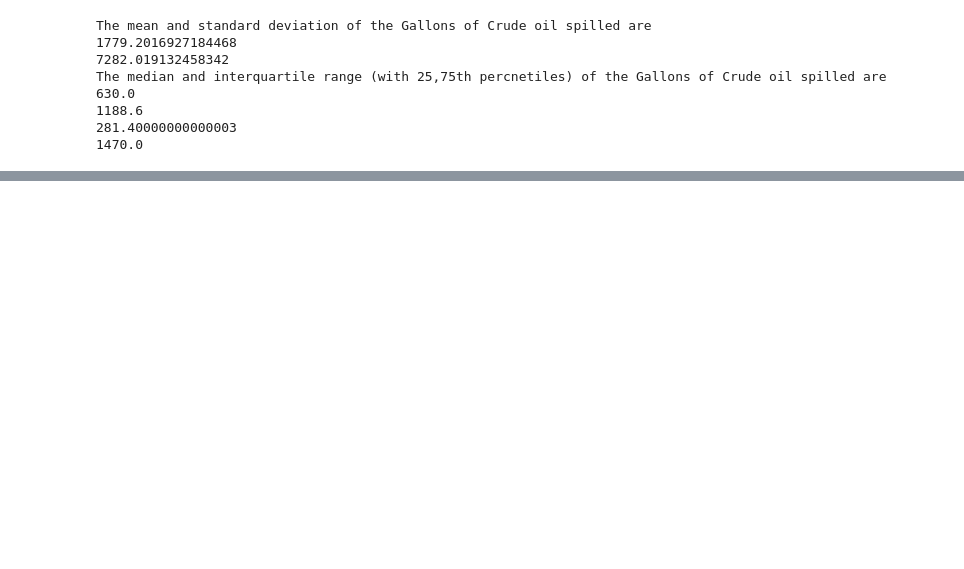
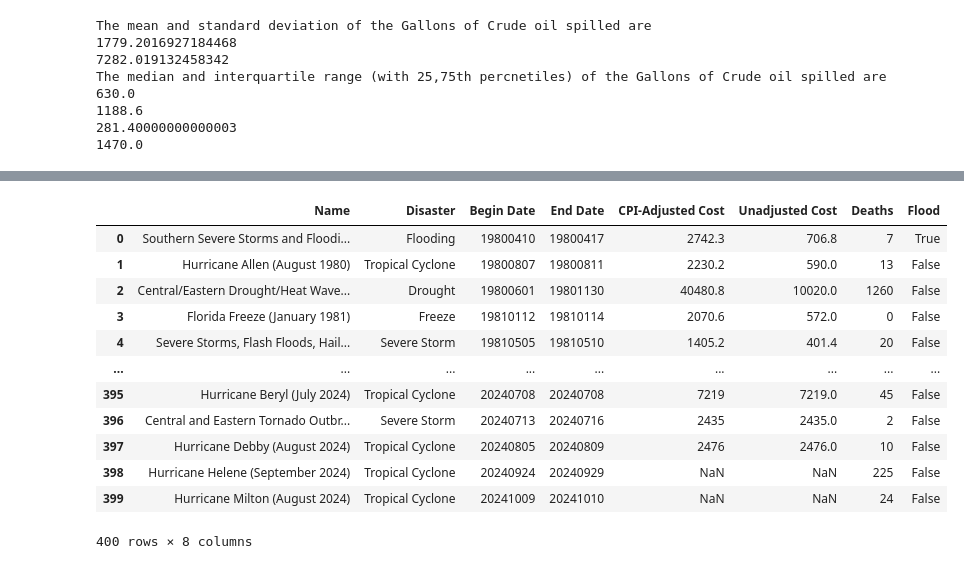
Before and after one commit to computationalUncertaintyLab/dexp_book, a Jupyter notebook: EDA_01.ipynb, the cells around one changed output, grey strips where cells are left out. Saved outputs shown, nothing was run; the diff lists cells and outputs as text; code cells hidden in the pictures; blank space fills up the shorter version.

```diff
--- a/EDA_01.ipynb
+++ b/EDA_01.ipynb
@@ -287,0 +694,8 @@ The median and interquartile range (with 25,75th percnetiles) of the Gallons of
+# %%
+disasters = pd.read_csv("events-US-1980-2024.csv")
+disasters
+
+#--Not important for this lesson. (Lets replace the TBD in these cells with the value NAN)
+import numpy as np
+disasters = disasters.replace("TBD",np.nan)
+disasters["Unadjusted Cost"] = disasters["Unadjusted Cost"].astype(float)
@@ -287,0 +840,16 @@ The median and interquartile range (with 25,75th percnetiles) of the Gallons of
+# %%
+disasters.assign( Flood = lambda x: x["Disaster"].str.contains("Flood") )
+# %% [output]
+|  | Name | Disaster | Begin Date | End Date | CPI-Adjusted Cost | Unadjusted Cost | Deaths | Flood |
+| 0 | Southern Severe Storms and Floodi... | Flooding | 19800410 | 19800417 | 2742.3 | 706.8 | 7 | True |
+| 1 | Hurricane Allen (August 1980) | Tropical Cyclone | 19800807 | 19800811 | 2230.2 | 590.0 | 13 | False |
+| 2 | Central/Eastern Drought/Heat Wave... | Drought | 19800601 | 19801130 | 40480.8 | 10020.0 | 1260 | False |
+| 3 | Florida Freeze (January 1981) | Freeze | 19810112 | 19810114 | 2070.6 | 572.0 | 0 | False |
+| 4 | Severe Storms, Flash Floods, Hail... | Severe Storm | 19810505 | 19810510 | 1405.2 | 401.4 | 20 | False |
+| ... | ... | ... | ... | ... | ... | ... | ... | ... |
+| 395 | Hurricane Beryl (July 2024) | Tropical Cyclone | 20240708 | 20240708 | 7219 | 7219.0 | 45 | False |
+| 396 | Central and Eastern Tornado Outbr... | Severe Storm | 20240713 | 20240716 | 2435 | 2435.0 | 2 | False |
+| 397 | Hurricane Debby (August 2024) | Tropical Cyclone | 20240805 | 20240809 | 2476 | 2476.0 | 10 | False |
+| 398 | Hurricane Helene (September 2024) | Tropical Cyclone | 20240924 | 20240929 | NaN | NaN | 225 | False |
+| 399 | Hurricane Milton (August 2024) | Tropical Cyclone | 20241009 | 20241010 | NaN | NaN | 24 | False |
+400 rows × 8 columns
```
Also changed, not shown: parts of 70 cells of this notebook, 1 other file.
